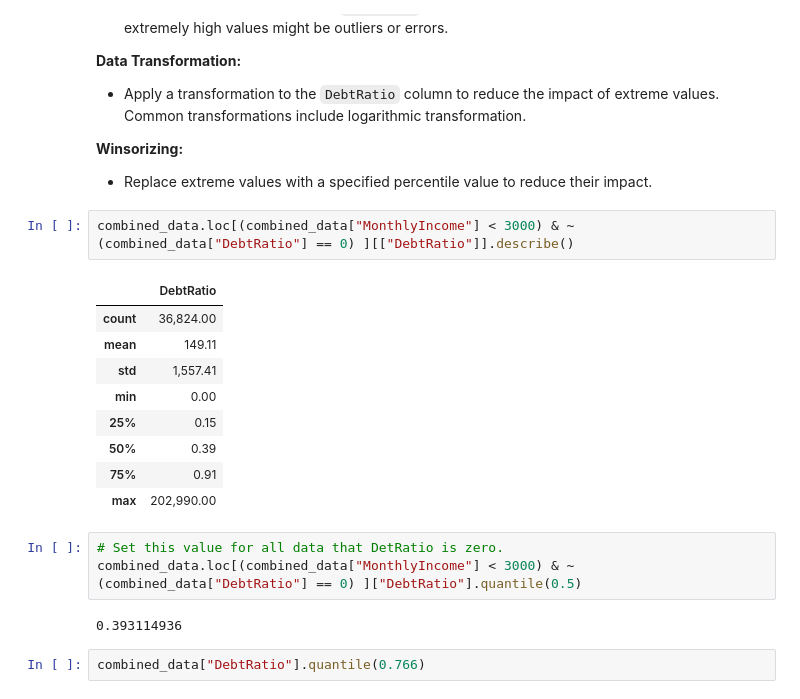
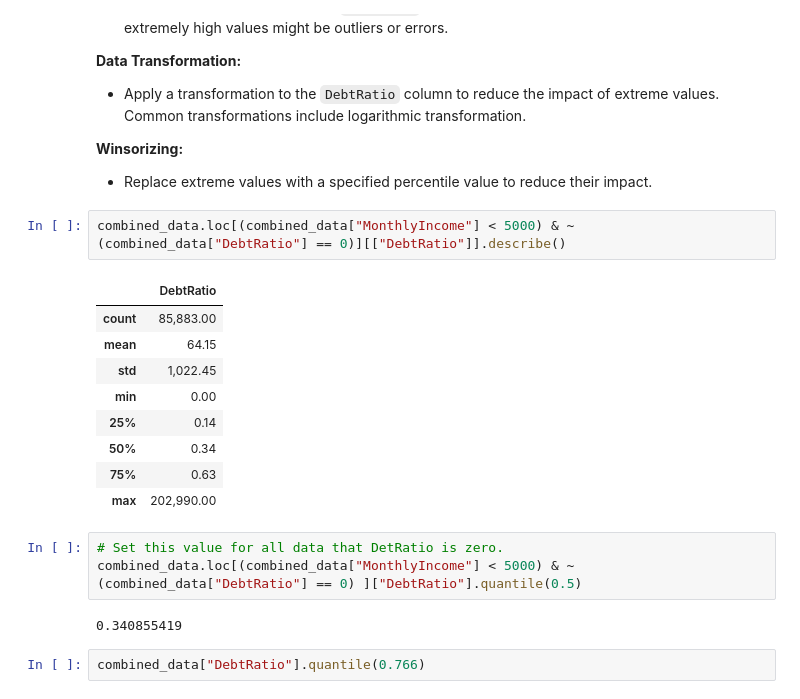
Before and after one commit to Saba-a11/Kaggle_Credit_Score, a Jupyter notebook: CreditModel.ipynb, the cells around one changed output. Drawn from its saved outputs; the diff is of its cells as text.

```diff
--- a/CreditModel.ipynb
+++ b/CreditModel.ipynb
@@ -575,22 +633,22 @@ Handling outliers is important to ensure that they don't unduly influence your a
 **Winsorizing:**
 * Replace extreme values with a specified percentile value to reduce their impact.
 # %%
-combined_data.loc[(combined_data["MonthlyIncome"] < 3000) & ~(combined_data["DebtRatio"] == 0) ][["DebtRatio"]].describe()
+combined_data.loc[(combined_data["MonthlyIncome"] < 5000) & ~(combined_data["DebtRatio"] == 0)][["DebtRatio"]].describe()
 # %% [output]
 |  | DebtRatio |
-| count | 36,824.00 |
-| mean | 149.11 |
-| std | 1,557.41 |
+| count | 85,883.00 |
+| mean | 64.15 |
+| std | 1,022.45 |
 | min | 0.00 |
-| 25% | 0.15 |
-| 50% | 0.39 |
-| 75% | 0.91 |
+| 25% | 0.14 |
+| 50% | 0.34 |
+| 75% | 0.63 |
 | max | 202,990.00 |
 # %%
 # Set this value for all data that DetRatio is zero.
-combined_data.loc[(combined_data["MonthlyIncome"] < 3000) & ~(combined_data["DebtRatio"] == 0) ]["DebtRatio"].quantile(0.5)
+combined_data.loc[(combined_data["MonthlyIncome"] < 5000) & ~(combined_data["DebtRatio"] == 0) ]["DebtRatio"].quantile(0.5)
 # %% [output]
-0.393114936
+0.340855419
 # %%
 combined_data["DebtRatio"].quantile(0.766)
 # %% [output]
```
Also changed, not shown: parts of 26 cells of this notebook.
